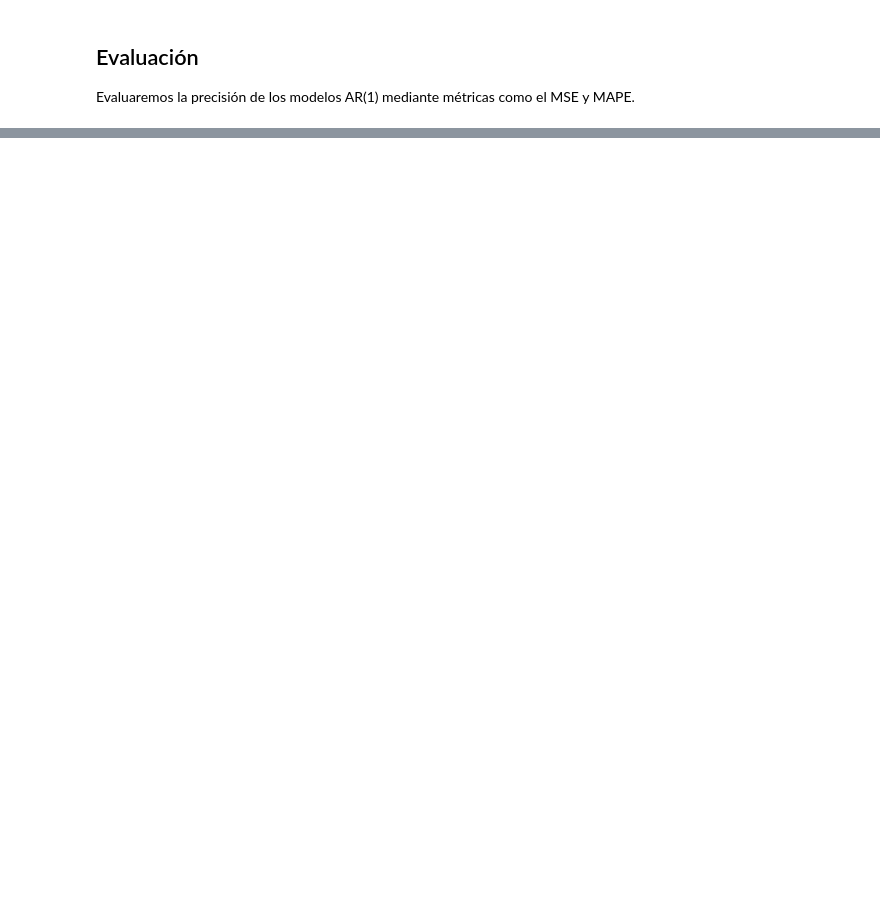
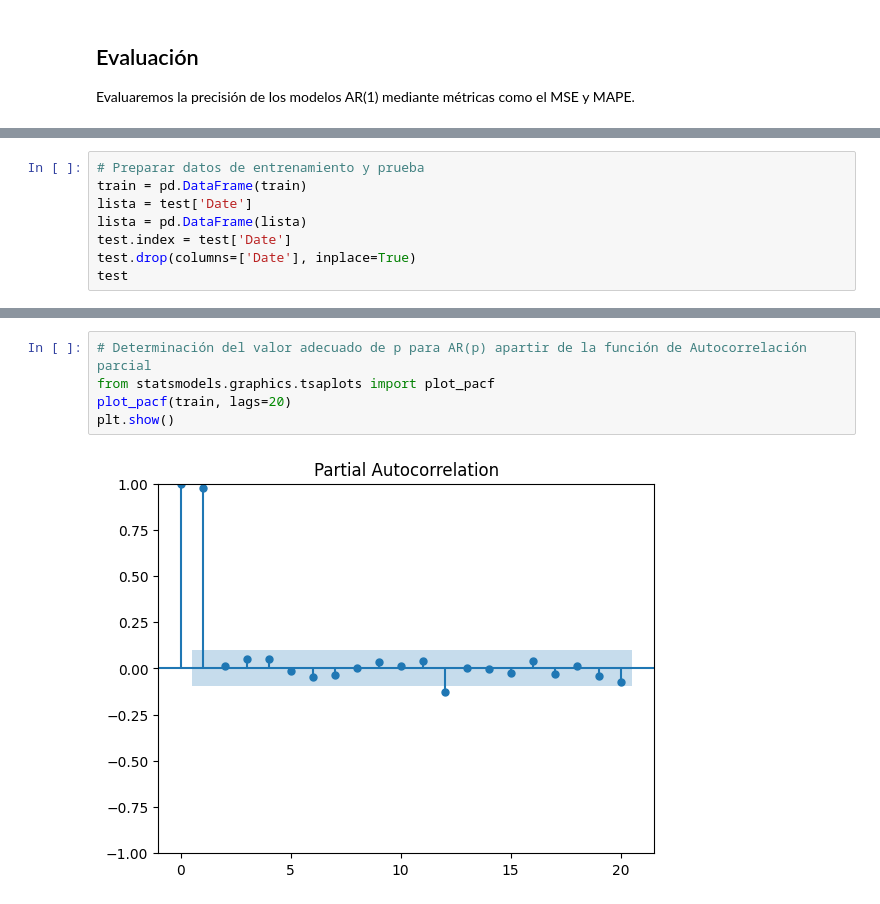
Before and after one commit to katiemackness/time-series-analysis, a Jupyter notebook: modelo-AR-es.ipynb, the cells around one changed output, grey strips where cells are left out. Drawn from its saved outputs; the diff is of its cells as text; blank space fills up the shorter version.

```diff
--- a/modelo-AR-es.ipynb
+++ b/modelo-AR-es.ipynb
@@ -33,0 +303,8 @@ Evaluaremos la precisión de los modelos AR(1) mediante métricas como el MSE y
+# %%
+# Preparar datos de entrenamiento y prueba
+train = pd.DataFrame(train)
+lista = test['Date']
+lista = pd.DataFrame(lista)
+test.index = test['Date']
+test.drop(columns=['Date'], inplace=True)
+test
@@ -40,0 +524,7 @@ Validaremos la adecuación del modelo utilizando criterios estadísticos y visua
+# %%
+# Determinación del valor adecuado de p para AR(p) apartir de la función de Autocorrelación parcial
+from statsmodels.graphics.tsaplots import plot_pacf
+plot_pacf(train, lags=20)
+plt.show()
+# %% [output]
+[figure, added]
```
Also changed, not shown: parts of 42 cells of this notebook.
